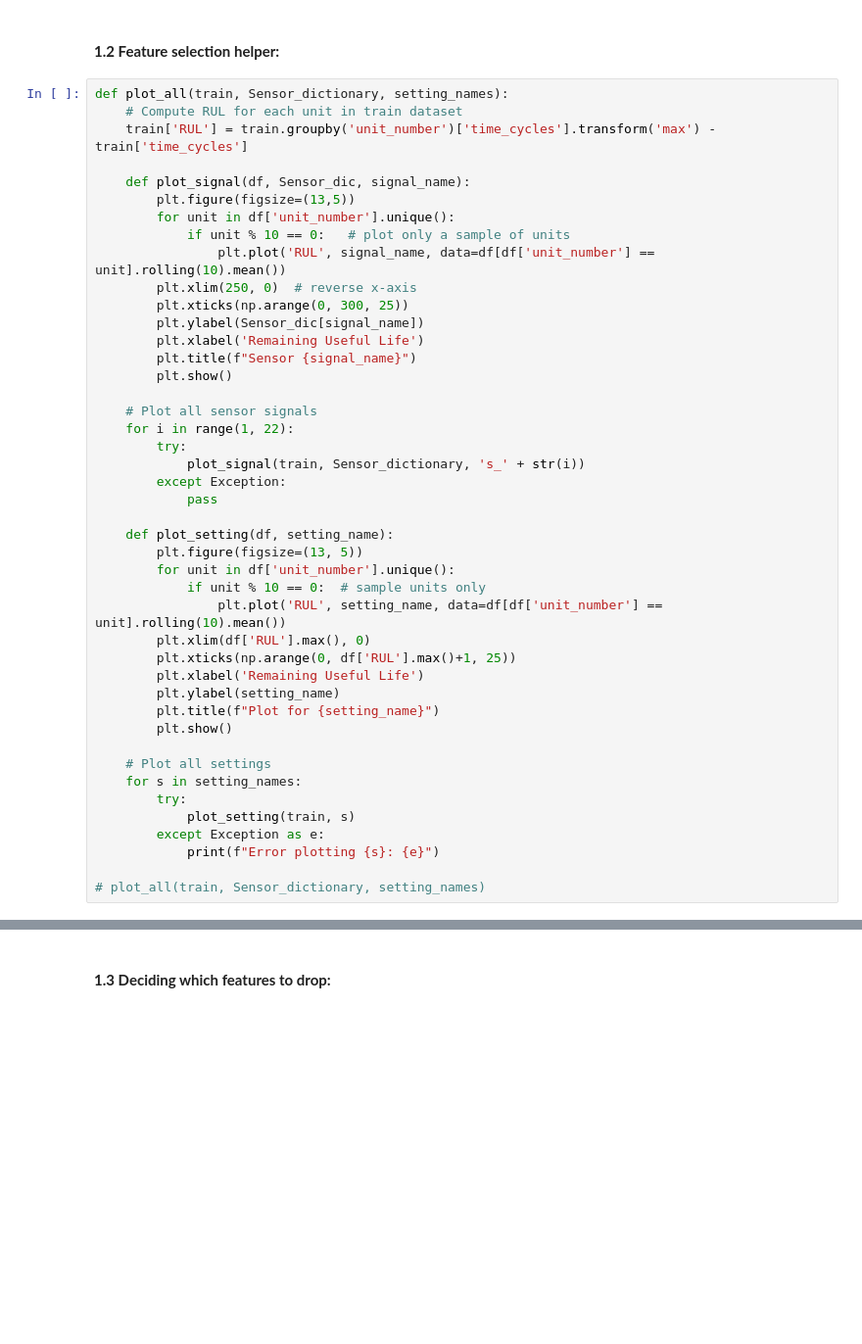
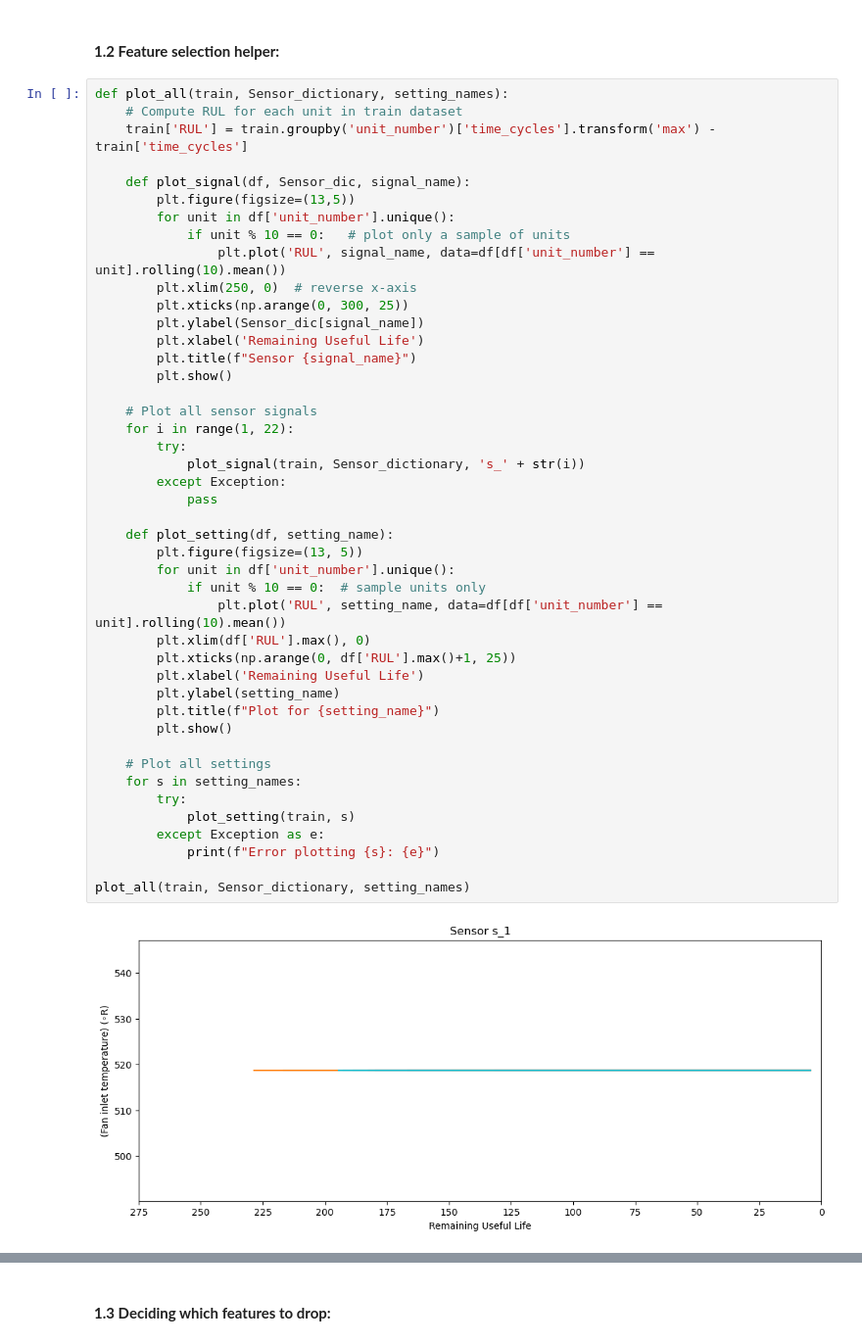
Before and after one commit to spechta/turbofan_rul, a Jupyter notebook: classifier.ipynb, the cells around one changed output, grey strips where cells are left out. Shown at 98% size. Drawn from its saved outputs; the diff is of its cells as text; blank space fills up the shorter version.

```diff
--- a/classifier.ipynb
+++ b/classifier.ipynb
@@ -145,31 +145,33 @@ def plot_all(train, Sensor_dictionary, setting_names):
         plt.xlabel('Remaining Useful Life')
         plt.title(f"Sensor {signal_name}")
         plt.show()
 
     # Plot all sensor signals
     for i in range(1, 22):
         try:
             plot_signal(train, Sensor_dictionary, 's_' + str(i))
         except Exception:
             pass
 
     def plot_setting(df, setting_name):
         plt.figure(figsize=(13, 5))
         for unit in df['unit_number'].unique():
             if unit % 10 == 0:  # sample units only
                 plt.plot('RUL', setting_name, data=df[df['unit_number'] == unit].rolling(10).mean())
         plt.xlim(df['RUL'].max(), 0)
         plt.xticks(np.arange(0, df['RUL'].max()+1, 25))
         plt.xlabel('Remaining Useful Life')
         plt.ylabel(setting_name)
         plt.title(f"Plot for {setting_name}")
         plt.show()
 
     # Plot all settings
     for s in setting_names:
         try:
             plot_setting(train, s)
         except Exception as e:
             print(f"Error plotting {s}: {e}")
 
-# plot_all(train, Sensor_dictionary, setting_names)
+plot_all(train, Sensor_dictionary, setting_names)
+# %% [output]
+[figure, added]
```
Also changed, not shown: parts of 24 cells of this notebook.
